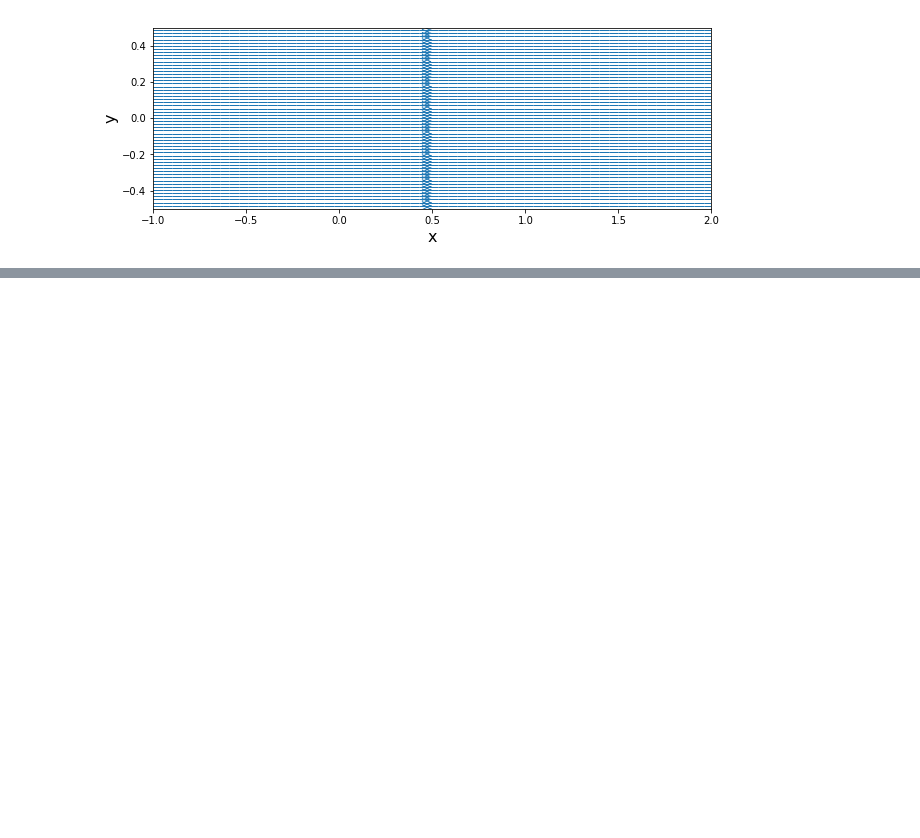
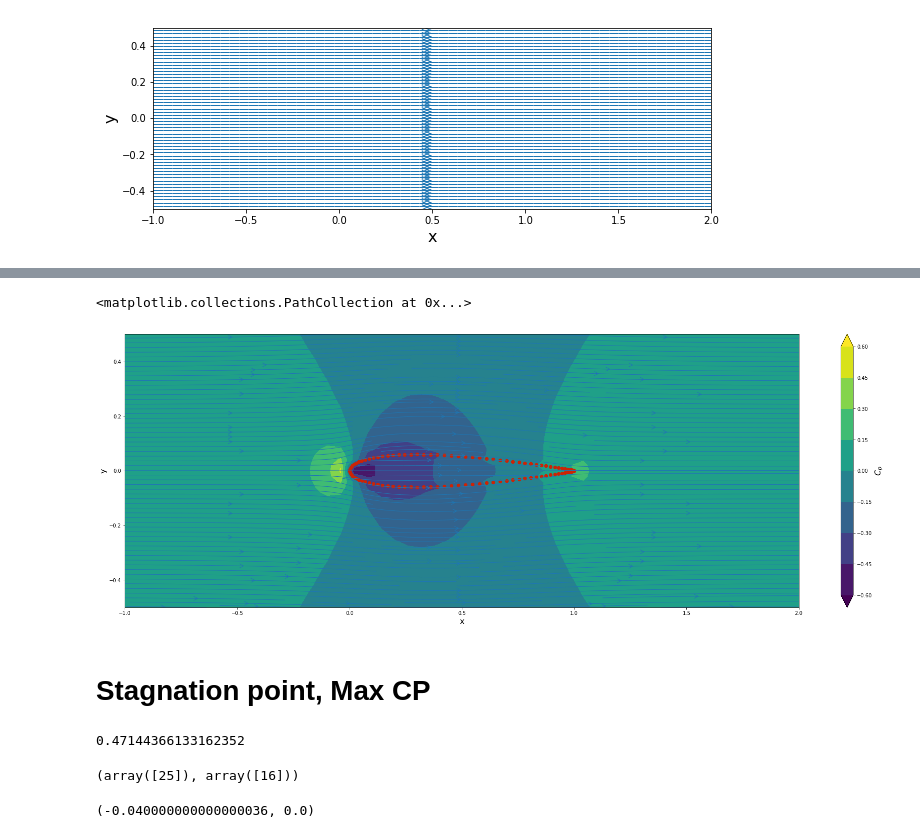
Before and after one commit to ckennedy17/mae6226, a Jupyter notebook: homework_1/homework_1_code.ipynb, the cells around one changed output, grey strips where cells are left out. Saved outputs shown, nothing was run; the diff lists cells and outputs as text; code cells hidden in the pictures; blank space fills up the shorter version.

```diff
--- a/homework_1/homework_1_code.ipynb
+++ b/homework_1/homework_1_code.ipynb
@@ -41,0 +79,32 @@ plt.streamplot(X, Y, u_total, v_total , density=2, linewidth=1, arrowsize=2, arr
+# %%
+cp = 1.0 - (u**2+v**2)/u_inf**2
+# %%
+width = 30.0
+height = (y_end - y_start) / (x_end - x_start) * width
+plt.figure(figsize=(width, height))
+plt.xlabel('x', fontsize=16)
+plt.ylabel('y', fontsize=16)
+plt.xlim(x_start, x_end)
+plt.ylim(y_start, y_end)
+plt.streamplot(X, Y, u, v , density=2, linewidth=1, arrowsize=2, arrowstyle='->')
+contf = plt.contourf(X, Y, cp, extend='both')
+cbar = plt.colorbar(contf)
+cbar.set_label('$C_p$', fontsize=16)
+plt.scatter(NACAx, NACAy, color='#CD2305', s=40, marker='o')
+# %% [output]
+<matplotlib.collections.PathCollection at 0x...>
+[figure, added]
+# %% [markdown]
+# Stagnation point, Max CP
+# %%
+np.max(cp)
+# %% [output]
+0.47144366133162352
+# %%
+np.where(cp == np.max(cp))
+# %% [output]
+(array([25]), array([16]))
+# %%
+x[16], y[25]
+# %% [output]
+(-0.040000000000000036, 0.0)
```
Also changed, not shown: parts of 11 cells of this notebook.
